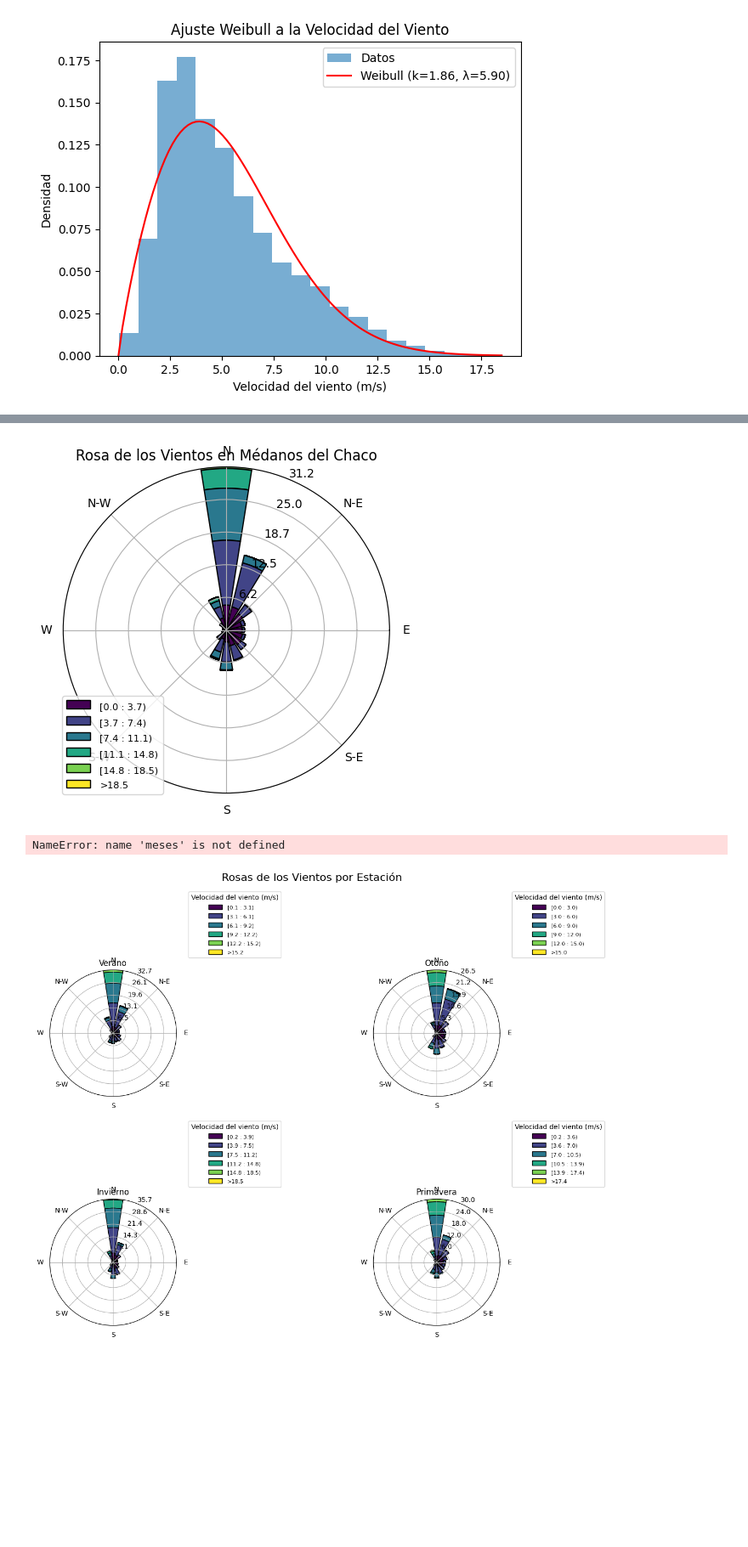
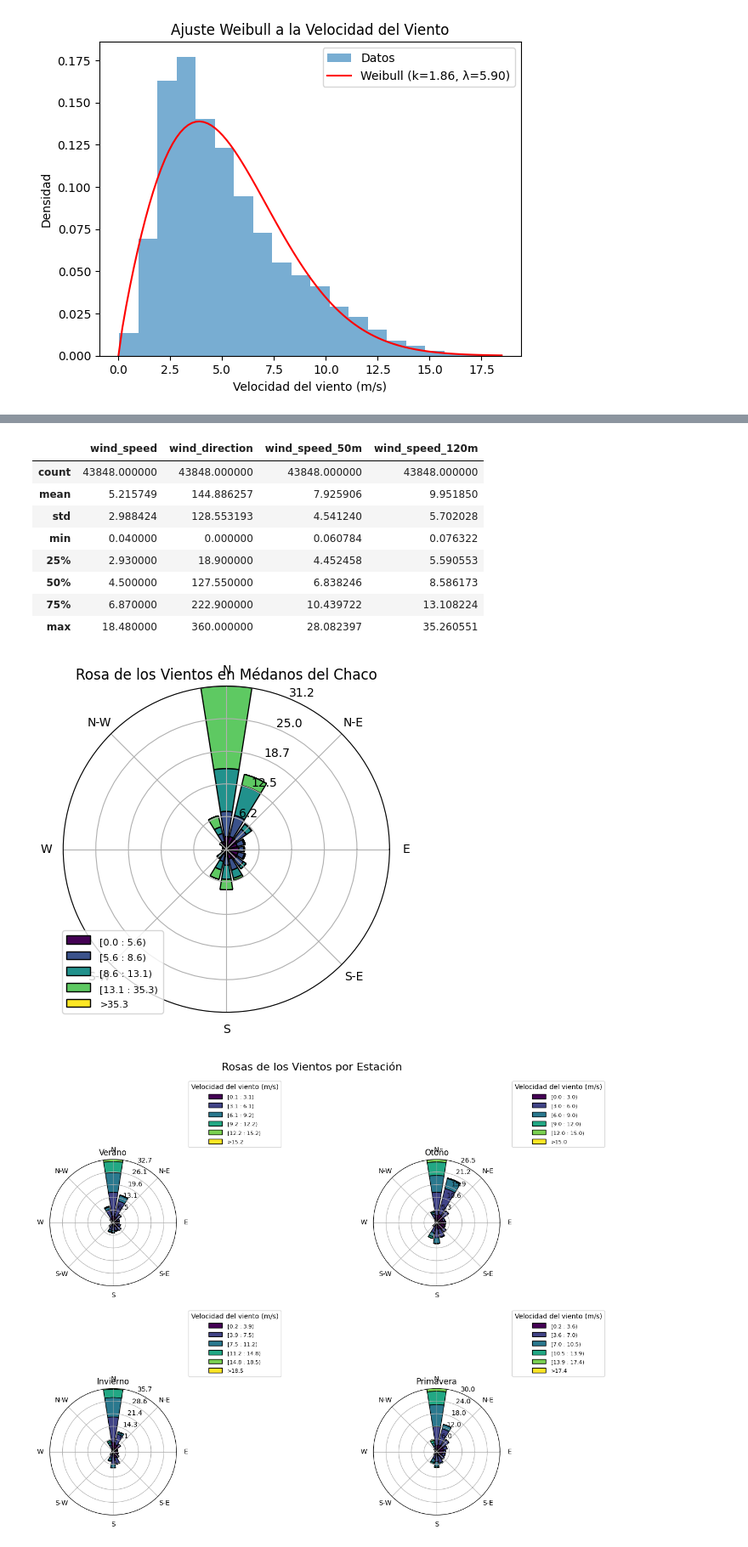
Before and after one commit to GiovanniSecchia/GiovanniSecchia, a Jupyter notebook: Eolica_2025/Ejemplo3.ipynb, the cells around one changed output, grey strips where cells are left out. Shown at 85% size. Drawn from its saved outputs; the diff is of its cells as text; code cells hidden in the pictures; blank space fills up the shorter version.

```diff
--- a/Eolica_2025/Ejemplo3.ipynb
+++ b/Eolica_2025/Ejemplo3.ipynb
@@ -123,14 +126,22 @@ plt.show()
+# %%
+df.describe()
+# %% [output]
+|  | wind_speed | wind_direction | wind_speed_50m | wind_speed_120m |
+| count | 43848.000000 | 43848.000000 | 43848.000000 | 43848.000000 |
+| mean | 5.215749 | 144.886257 | 7.925906 | 9.951850 |
+| std | 2.988424 | 128.553193 | 4.541240 | 5.702028 |
+| min | 0.040000 | 0.000000 | 0.060784 | 0.076322 |
+| 25% | 2.930000 | 18.900000 | 4.452458 | 5.590553 |
+| 50% | 4.500000 | 127.550000 | 6.838246 | 8.586173 |
+| 75% | 6.870000 | 222.900000 | 10.439722 | 13.108224 |
+| max | 18.480000 | 360.000000 | 28.082397 | 35.260551 |
 # %%
 # Rosa de los vientos
 fig = plt.figure()
 ax = WindroseAxes.from_ax(fig=fig)
-ax.bar(df['wind_direction'], df['wind_speed'], normed=True, opening=0.8, edgecolor='black')
+ax.bar(df['wind_direction'], df['wind_speed_120m'], bins=[0, 5.59, 8.58, 13.10, 35.26], normed=True, opening=0.8, edgecolor='black')
 ax.set_legend()
 plt.title('Rosa de los Vientos en Médanos del Chaco')
 plt.show()
 # %% [output]
-[figure, old version]
+[figure, new version]
-# %%
-meses
-# %% [output]
-NameError: name 'meses' is not defined
```
Also changed, not shown: parts of 4 cells of this notebook.
